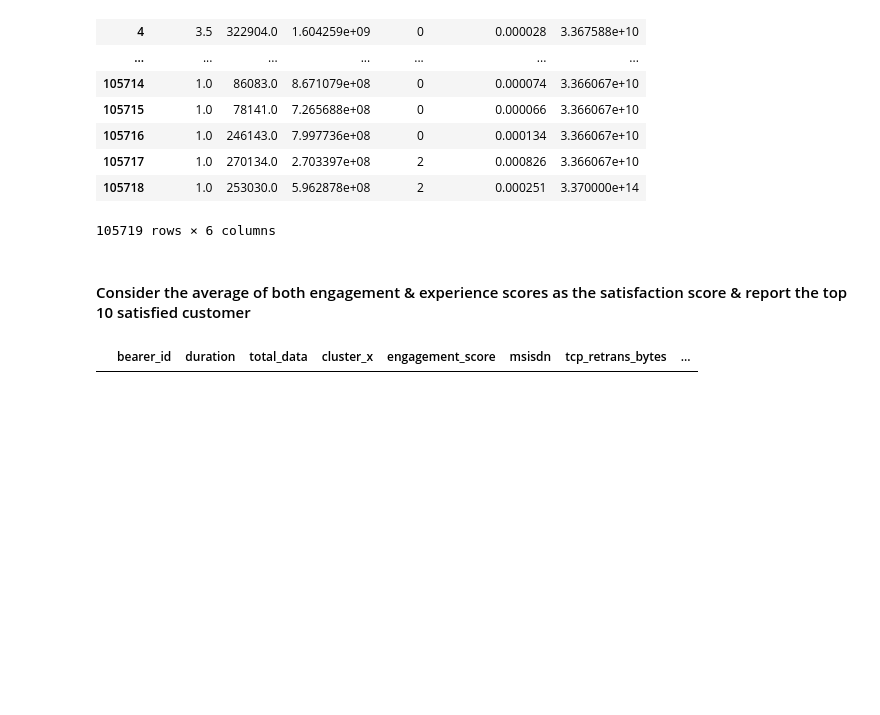
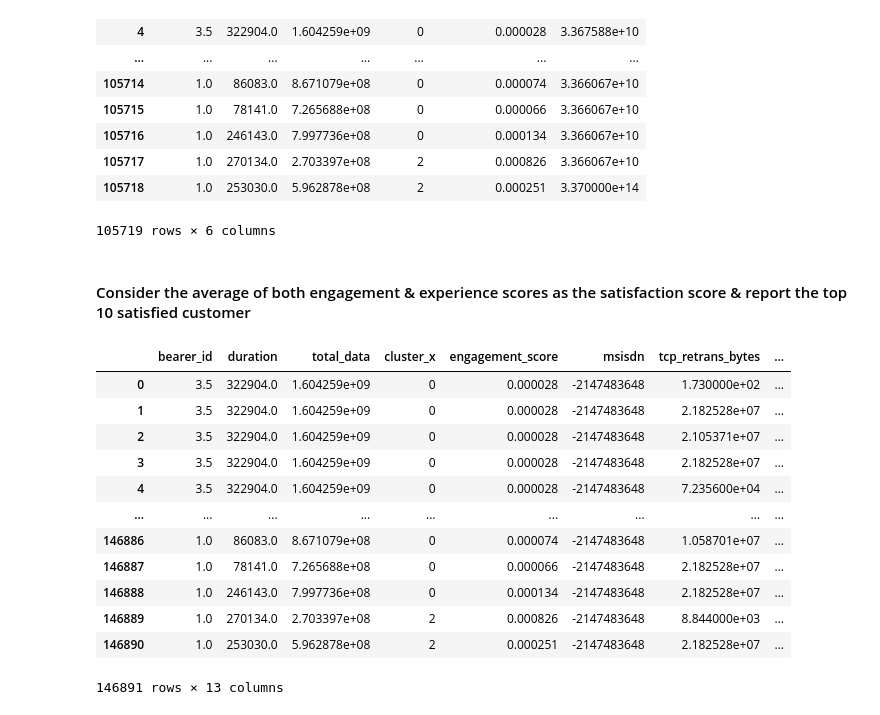
Before and after one commit to michaelgetachew-abebe/Telecom-User-Analytics, a Jupyter notebook: notebooks/user_satisfaction_analysis.ipynb, the cells around one changed output. Saved outputs shown, nothing was run; the diff lists cells and outputs as text; code cells hidden in the pictures; blank space fills up the shorter version.

```diff
--- a/notebooks/user_satisfaction_analysis.ipynb
+++ b/notebooks/user_satisfaction_analysis.ipynb
@@ -103,15 +103,27 @@ user_engagement
 # %% [markdown]
 #### Consider the average of both engagement & experience scores as  the satisfaction score & report the top 10 satisfied customer
 # %%
-satisfaction_metrics_df = pd.merge(user_engagement, user_experience, on="msisdn")
-satisfaction_metrics_df['satisfaction_score'] = (satisfaction_metrics_df['engagement_score'] +
-                                              satisfaction_metrics_df['experience_score']) / 2
+satisfaction_metrics = pd.merge(user_engagement, user_experience, on="msisdn")
+satisfaction_metrics['satisfaction_score'] = (satisfaction_metrics['engagement_score'] +
+                                              satisfaction_metrics['experience_score']) / 2
 
-score_df = satisfaction_metrics_df[['msisdn', 'engagement_score',
+score_df = satisfaction_metrics[['msisdn', 'engagement_score',
                                               'experience_score', 'satisfaction_score']]
 # %%
-satisfaction_metrics_df['msisdn'] = satisfaction_metrics_df['msisdn'].astype('int')
-satisfaction_metrics_df['msisdn'] = satisfaction_metrics_df['msisdn'].astype('category')
-satisfaction_metrics_df
+satisfaction_metrics['msisdn'] = satisfaction_metrics['msisdn'].astype('int')
+satisfaction_metrics['msisdn'] = satisfaction_metrics['msisdn'].astype('category')
+satisfaction_metrics
 # %% [output]
 |  | bearer_id | duration | total_data | cluster_x | engagement_score | msisdn | tcp_retrans_bytes | ... |
+| 0 | 3.5 | 322904.0 | 1.604259e+09 | 0 | 0.000028 | -2147483648 | 1.730000e+02 | ... |
+| 1 | 3.5 | 322904.0 | 1.604259e+09 | 0 | 0.000028 | -2147483648 | 2.182528e+07 | ... |
+| 2 | 3.5 | 322904.0 | 1.604259e+09 | 0 | 0.000028 | -2147483648 | 2.105371e+07 | ... |
+| 3 | 3.5 | 322904.0 | 1.604259e+09 | 0 | 0.000028 | -2147483648 | 2.182528e+07 | ... |
+| 4 | 3.5 | 322904.0 | 1.604259e+09 | 0 | 0.000028 | -2147483648 | 7.235600e+04 | ... |
+| ... | ... | ... | ... | ... | ... | ... | ... | ... |
+| 146886 | 1.0 | 86083.0 | 8.671079e+08 | 0 | 0.000074 | -2147483648 | 1.058701e+07 | ... |
+| 146887 | 1.0 | 78141.0 | 7.265688e+08 | 0 | 0.000066 | -2147483648 | 2.182528e+07 | ... |
+| 146888 | 1.0 | 246143.0 | 7.997736e+08 | 0 | 0.000134 | -2147483648 | 2.182528e+07 | ... |
+| 146889 | 1.0 | 270134.0 | 2.703397e+08 | 2 | 0.000826 | -2147483648 | 8.844000e+03 | ... |
+| 146890 | 1.0 | 253030.0 | 5.962878e+08 | 2 | 0.000251 | -2147483648 | 2.182528e+07 | ... |
+146891 rows × 13 columns
```
Also changed, not shown: parts of 4 cells of this notebook.
